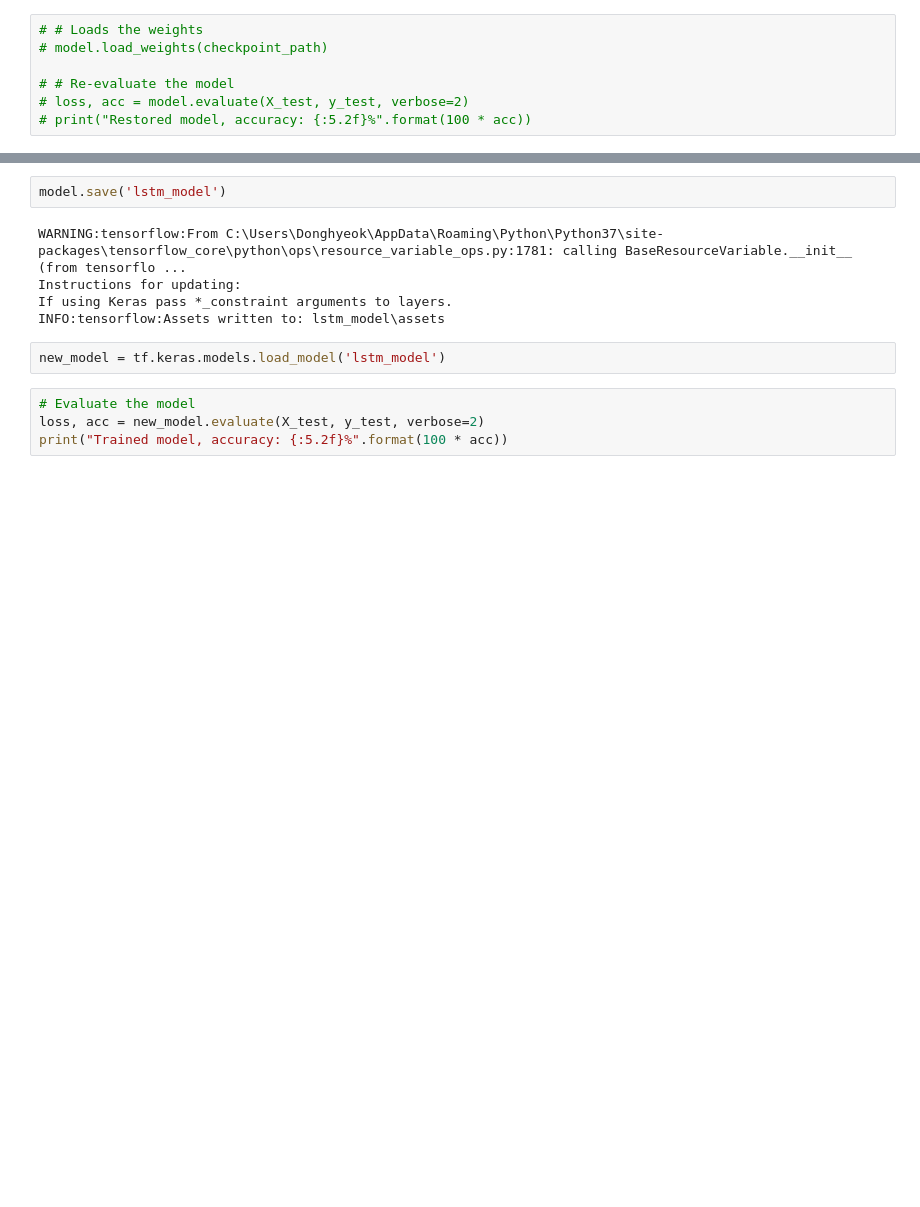
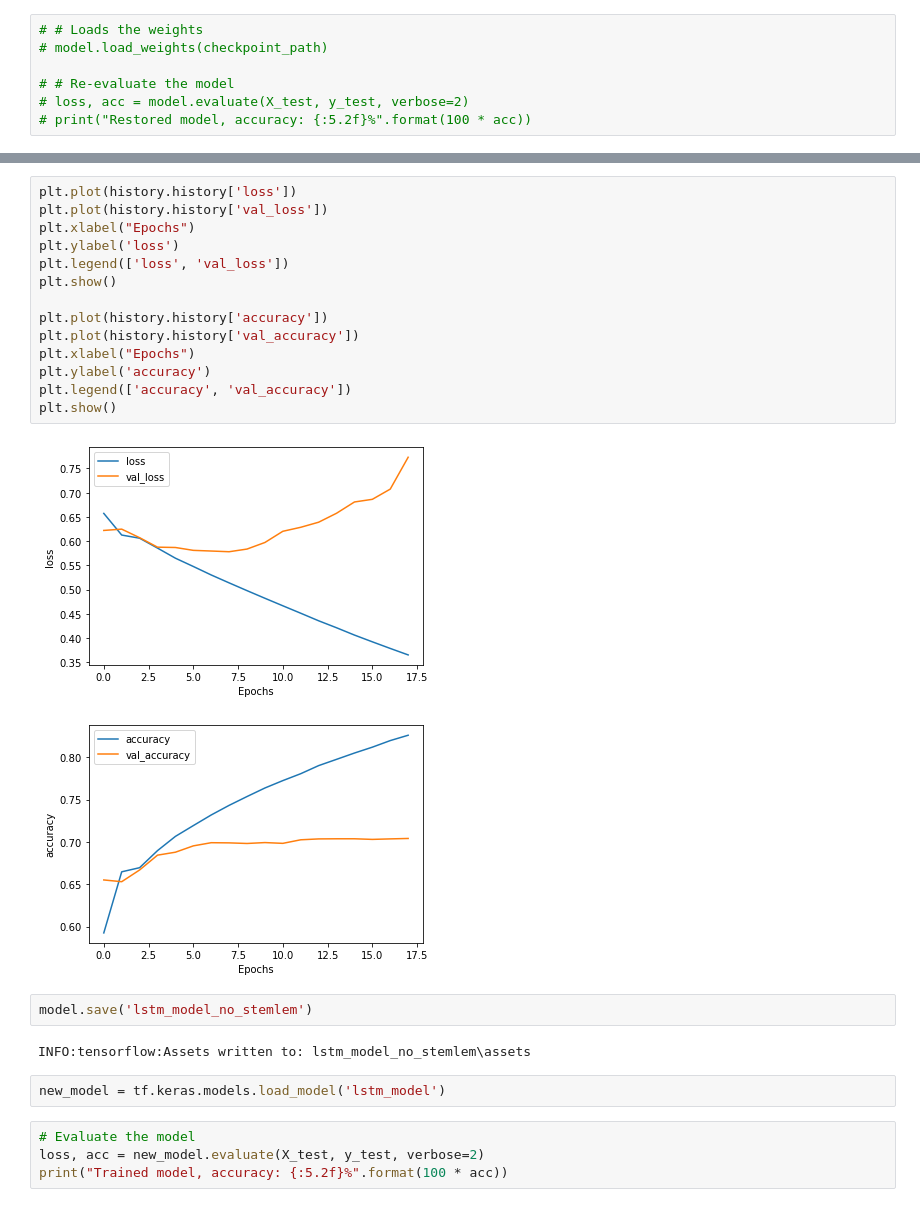
Before and after one commit to dannydhkim/Reddit_Sarcasm, a Jupyter notebook: Sarcasm Detection_model_v1.ipynb, the cells around one changed output, grey strips where cells are left out. Cells and saved outputs as stored; diff of their text form; blank space fills up the shorter version.

```diff
--- a/Sarcasm Detection_model_v1.ipynb
+++ b/Sarcasm Detection_model_v1.ipynb
@@ -317,10 +304,24 @@ Epoch 00024: early stopping
+# %%
+plt.plot(history.history['loss'])
+plt.plot(history.history['val_loss'])
+plt.xlabel("Epochs")
+plt.ylabel('loss')
+plt.legend(['loss', 'val_loss'])
+plt.show()
+
+plt.plot(history.history['accuracy'])
+plt.plot(history.history['val_accuracy'])
+plt.xlabel("Epochs")
+plt.ylabel('accuracy')
+plt.legend(['accuracy', 'val_accuracy'])
+plt.show()
+# %% [output]
+[figure, added]
+[figure, added]
 # %%
-model.save('lstm_model')
+model.save('lstm_model_no_stemlem')
 # %% [output]
-WARNING:tensorflow:From C:\Users\Donghyeok\AppData\Roaming\Python\Python37\site-packages\tensorflow_core\python\ops\resource_variable_ops.py:1781: calling BaseResourceVariable.__init__ (from tensorflo ...
-Instructions for updating:
-If using Keras pass *_constraint arguments to layers.
-INFO:tensorflow:Assets written to: lstm_model\assets
+INFO:tensorflow:Assets written to: lstm_model_no_stemlem\assets
 # %%
 new_model = tf.keras.models.load_model('lstm_model')
 # %%
```
Also changed, not shown: parts of 42 cells of this notebook, 10 other files.
